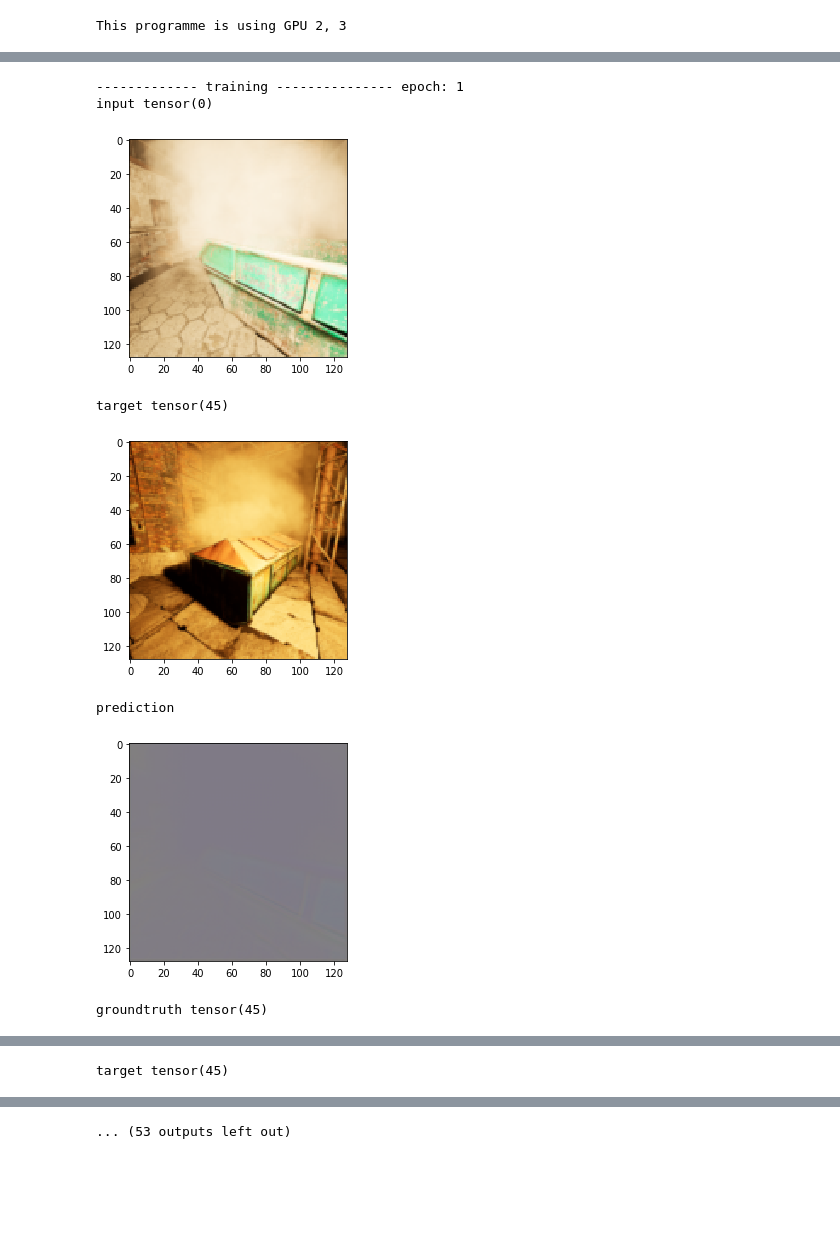
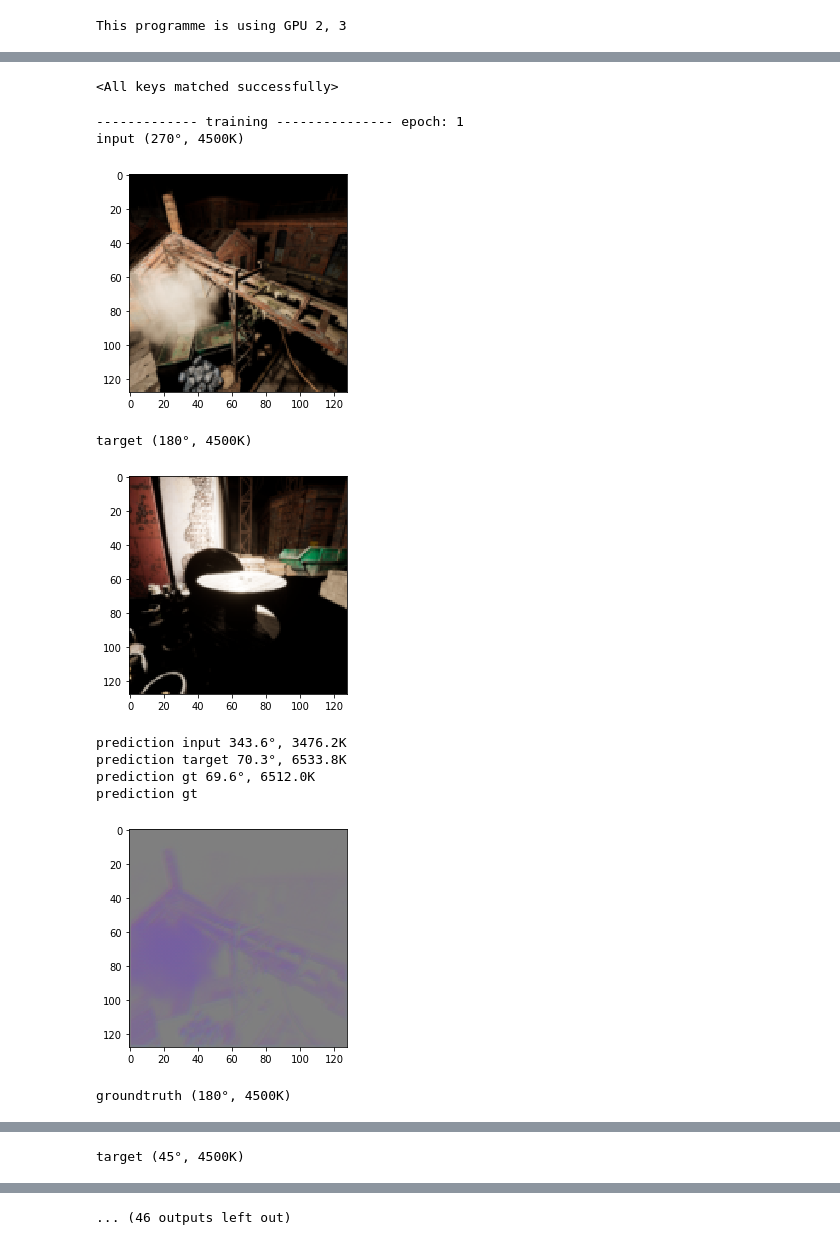
Before and after one commit to martin-ev/2DSceneRelighting, a Jupyter notebook: Experiment-AnOtherSwapNet-Resize128.ipynb, the cells around one changed output, grey strips where cells are left out. Drawn from its saved outputs; the diff is of its cells as text; code cells hidden in the pictures; blank space fills up the shorter version.

Commit message:
experiment predict light direction + N to N

```diff
--- a/Experiment-AnOtherSwapNet-Resize128.ipynb
+++ b/Experiment-AnOtherSwapNet-Resize128.ipynb
@@ -68,3 +68,5 @@ optimizer = torch.optim.Adam(model.parameters(), weight_decay=1e-5) #Weight Deca
 # %%
 #defining some params
 num_epochs = 10 #you can go for more epochs
+loss_history1 = []
+loss_history5 = []
@@ -71,8 +179,19 @@ num_epochs = 10 #you can go for more epochs
+# %%
+PATH = './Experiment2-Swap-Resize128-NtoN-Step1.pth'
+torch.save(model.state_dict(), PATH)
+
+optimizer = torch.optim.Adam(model.parameters(), weight_decay=1e-5)
+# %%
+model = SwapModel().cuda()
+optimizer = torch.optim.Adam(model.parameters(), weight_decay=1e-5) #Weight Decay is L2 Regularization
+checkpoint = torch.load(PATH)
+model.load_state_dict(checkpoint)
+# %% [output]
+<All keys matched successfully>
 # %%
 def angle(angle1, angle2):
     # https://discuss.pytorch.org/t/custom-loss-function-for-discontinuous-angle-calculation/58579
-    return 1. - torch.cos((angle1 - angle2)/180*3.14)
-
+    return torch.mean(1. - torch.cos((angle1 - angle2)/180.*3.14))
 
 
 def train(epoch):
@@ -88,51 +207,62 @@ def train(epoch):
         illumination_gt, illumination_img1, illumination_img2,\
         ill_pred_gt, ill_pred_img1, ill_pred_img2,\
         prediction = model(img1, img2, groundtruth)
-        loss1 = distance(prediction, groundtruth)
-        loss2 = distance(scene_gt, scene_img1)
-        loss3 = distance(F.normalize(illumination_gt, p=2, dim=1), F.normalize(illumination_img2, p=2, dim=1))
-        #loss4 = angle(ill_pred_gt[:,0,0,0], out['color'].cuda())
-        #loss5 = distance(ill_pred_gt[:,1,0,0], out['direction'].cuda())
-        loss = loss1 + loss2 + loss3 #+ loss4 + loss5
+        loss1 = 1.    *distance(prediction, groundtruth)
+        loss2 = .01   *distance(F.normalize(scene_gt), F.normalize(scene_img1))
+        loss3 = .01   *distance(F.normalize(illumination_gt), F.normalize(illumination_img2))
+        loss4 = .0001 *distance(4500.+2000.*ill_pred_gt[:,0,0,0], (1.*out['color']).cuda())
+        loss5 = 1.  *angle(180.*ill_pred_gt[:,1,0,0], (1.*out['direction']).cuda())
+        #print(loss1, loss2, loss3, loss4, loss5)
+        #loss = loss1 + loss2 + loss3 + loss4 + loss5
+        loss = loss1 + loss5
+        loss_history1.append(loss1)
+        loss_history5.append(loss5)
         # ===================backward====================
         optimizer.zero_grad()
         loss.backward()
         optimizer.step()
         #scheduler.step()
         # ===================log========================
         epoch_loss += 1000*loss.data
         if i%100==0:
-            print("input", inp[0]['direction'][0])
+            print("input ({}°, {}K)".format(inp[0]['direction'][0].item(), inp[0]['color'][0].item()))
             implotin = plt.imshow(inp[0]['image'].detach().permute(2,3,1,0).numpy()[:,:,:,0], vmin=0, vmax=1)
             plt.show()
-            print("target", inp[1]['direction'][0])
+            print("target ({}°, {}K)".format(inp[1]['direction'][0].item(), inp[1]['color'][0].item()))
             implotin2 = plt.imshow(inp[1]['image'].detach().permute(2,3,1,0).numpy()[:,:,:,0], vmin=0, vmax=1)
             plt.show()
-            print("prediction")
+            print("prediction input {:.1f}°, {:.1f}K".format(180.*ill_pred_img1[0,0,0,0].item()%360, 4500.+2000.*ill_pred_img1[0,1,0,0].item()))
+            print("prediction target {:.1f}°, {:.1f}K".format(180.*ill_pred_img2[0,0,0,0].item()%360, 4500.+2000.*ill_pred_img2[0,1,0,0].item()))
+            print("prediction gt {:.1f}°, {:.1f}K".format(180.*ill_pred_gt[0,0,0,0].item()%360, 4500.+2000.*ill_pred_gt[0,1,0,0].item()))
+            print("prediction gt")
             implotpred = plt.imshow(prediction.cpu().detach().permute(2,3,1,0).numpy()[:,:,:,0], vmin=0, vmax=1)
             plt.show()
-            print("groundtruth", out['direction'][0])
+            print("groundtruth ({}°, {}K)".format(out['direction'][0].item(), out['color'][0].item()))
             implotgt = plt.imshow(groundtruth.cpu().detach().permute(2,3,1,0).numpy()[:,:,:,0], vmin=0, vmax=1)
             plt.show()
         if i%10==0:
-            print('epoch [{}/{}], batch [{}/{}], loss_pred_gt:{:.4f}, loss_scenes:{:.4f}, loss_illuminations:{:.4f}, score:{:.4f}'.format(epoch+1, num_epochs, i+1, len(train_dataloader), 1000*loss1.data, loss2.data, loss3.data, distance(inp[0]['image'].cuda(), groundtruth).data/loss1.data))
+            score = distance(inp[0]['image'].cuda(), groundtruth).data / loss1.data #how well I did compared to output=input
+            print('epoch [{}/{}], batch [{}/{}], losses:{:.4f}, {:.4f}, {:.4f}, {:.4f}, {:.4f}, score:{:.4f}'.format(epoch+1, num_epochs, i+1, len(train_dataloader), loss1.data, loss2.data, loss3.data, loss4.data, loss5.data, score))
 
 
 for epoch in range(num_epochs):
     train(epoch)
     if epoch%1 == 0:
         PATH = './Experiment2-Swap-Resize128-NtoN'+str(epoch)+'.pth'
         torch.save(model.state_dict(), PATH)
 
 
 
 print('Finished Training')
 # %% [output]
 ------------- training --------------- epoch: 1
-input tensor(0)
+input (270°, 4500K)
-[figure, old version]
+[figure, new version]
-target tensor(45)
+target (180°, 4500K)
-[figure, old version]
+[figure, new version]
-prediction
+prediction input 343.6°, 3476.2K
+prediction target 70.3°, 6533.8K
+prediction gt 69.6°, 6512.0K
+prediction gt
 [figure]
-groundtruth tensor(45)
+groundtruth (180°, 4500K)
@@ -148 +282 @@ input tensor(0)
-target tensor(45)
+target (45°, 4500K)
@@ -150 +284 @@ target tensor(45)
-... (53 outputs left out)
+... (46 outputs left out)
```
Also changed, not shown: parts of 10 cells of this notebook, 1 other file.
